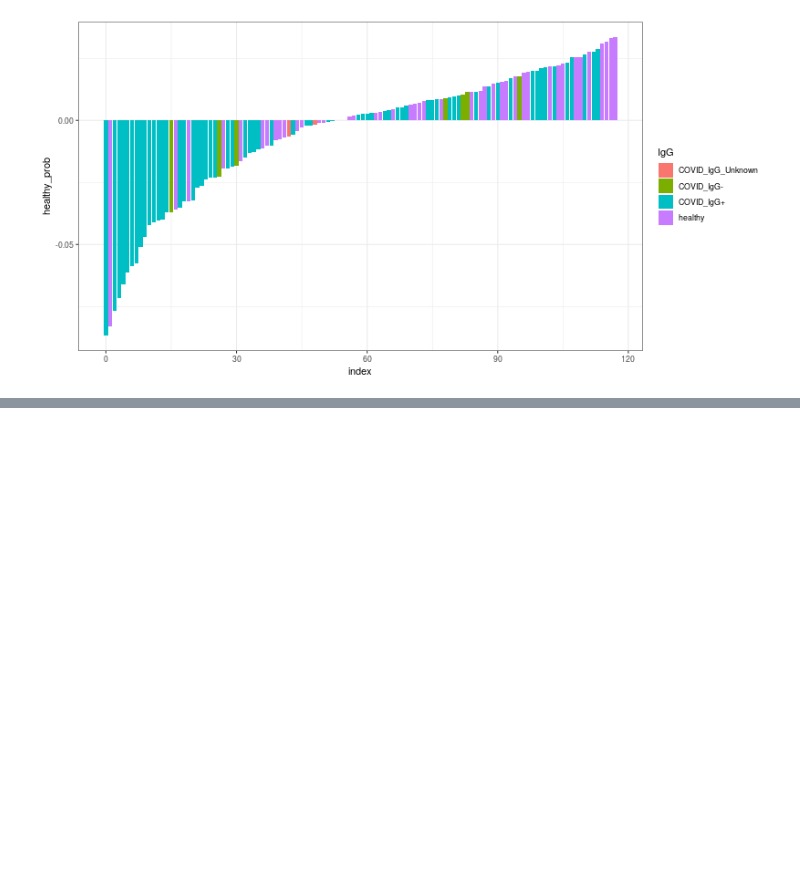
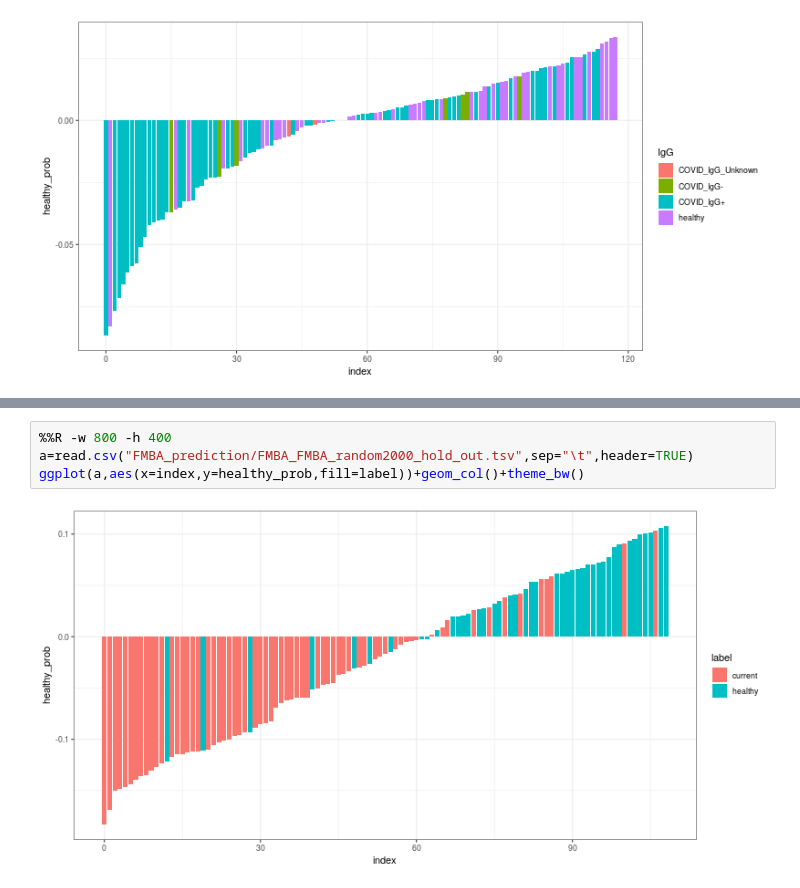
Before and after one commit to antigenomics/tcr-covid-classifier, a Jupyter notebook: random_forest_v2/COV_RF_random_2000AA_v2.ipynb, the cells around one changed output, grey strips where cells are left out. Cells and saved outputs as stored; diff of their text form; blank space fills up the shorter version.

Commit message:
fmba_v2-trained classifier

```diff
--- a/random_forest_v2/COV_RF_random_2000AA_v2.ipynb
+++ b/random_forest_v2/COV_RF_random_2000AA_v2.ipynb
@@ -1075,0 +1398,6 @@ ggplot(a,aes(x=index,y=healthy_prob,fill=IgG))+geom_col()+theme_bw()
+# %%
+%%R -w 800 -h 400
+a=read.csv("FMBA_prediction/FMBA_FMBA_random2000_hold_out.tsv",sep="\t",header=TRUE)
+ggplot(a,aes(x=index,y=healthy_prob,fill=label))+geom_col()+theme_bw()
+# %% [output]
+[figure, added]
```
Also changed, not shown: parts of 47 cells of this notebook, 10 other files.
